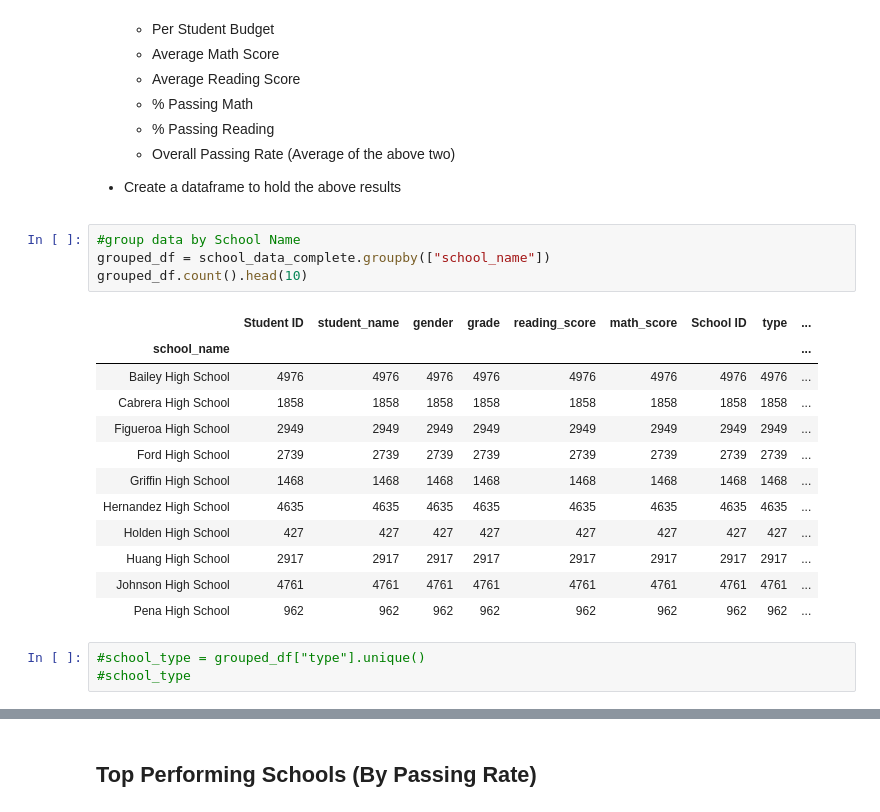
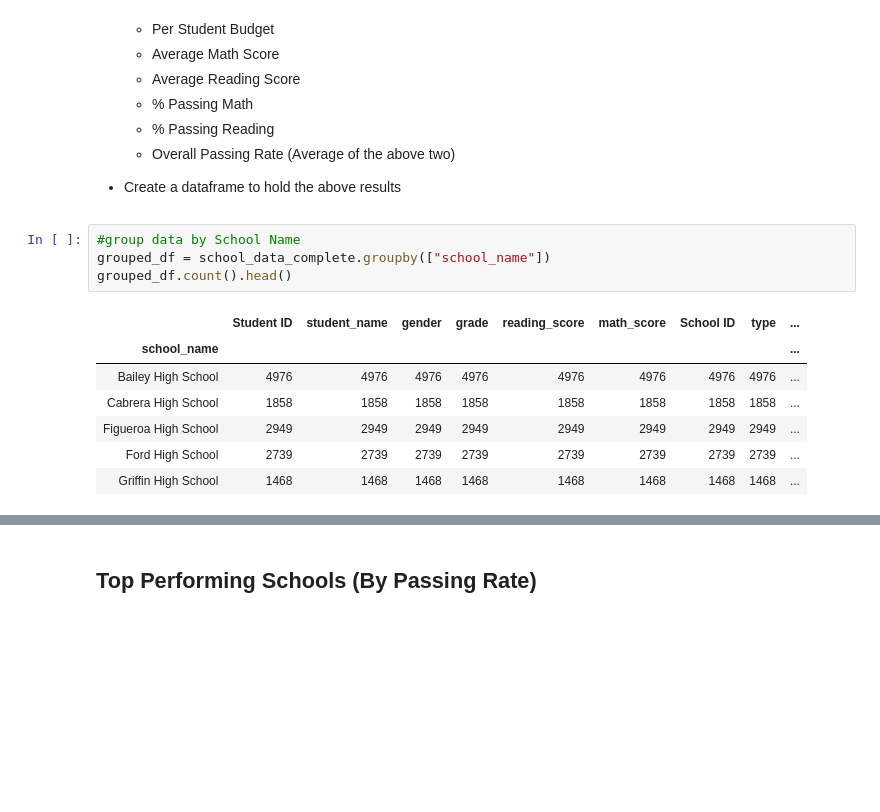
Before and after one commit to chrisbock76/Pandas_Challenge, a Jupyter notebook: PyCitySchools/PyCitySchools.ipynb, the cells around one changed output, grey strips where cells are left out. Drawn from its saved outputs; the diff is of its cells as text; blank space fills up the shorter version.

```diff
--- a/PyCitySchools/PyCitySchools.ipynb
+++ b/PyCitySchools/PyCitySchools.ipynb
@@ -141,21 +137,13 @@ district_df
 # %%
 #group data by School Name
 grouped_df = school_data_complete.groupby(["school_name"])
-grouped_df.count().head(10)
+grouped_df.count().head()
 # %% [output]
 |  | Student ID | student_name | gender | grade | reading_score | math_score | School ID | type | ... |
 | school_name |  |  |  |  |  |  |  |  | ... |
 | Bailey High School | 4976 | 4976 | 4976 | 4976 | 4976 | 4976 | 4976 | 4976 | ... |
 | Cabrera High School | 1858 | 1858 | 1858 | 1858 | 1858 | 1858 | 1858 | 1858 | ... |
 | Figueroa High School | 2949 | 2949 | 2949 | 2949 | 2949 | 2949 | 2949 | 2949 | ... |
 | Ford High School | 2739 | 2739 | 2739 | 2739 | 2739 | 2739 | 2739 | 2739 | ... |
 | Griffin High School | 1468 | 1468 | 1468 | 1468 | 1468 | 1468 | 1468 | 1468 | ... |
-| Hernandez High School | 4635 | 4635 | 4635 | 4635 | 4635 | 4635 | 4635 | 4635 | ... |
-| Holden High School | 427 | 427 | 427 | 427 | 427 | 427 | 427 | 427 | ... |
-| Huang High School | 2917 | 2917 | 2917 | 2917 | 2917 | 2917 | 2917 | 2917 | ... |
-| Johnson High School | 4761 | 4761 | 4761 | 4761 | 4761 | 4761 | 4761 | 4761 | ... |
-| Pena High School | 962 | 962 | 962 | 962 | 962 | 962 | 962 | 962 | ... |
-# %%
-#school_type = grouped_df["type"].unique()
-#school_type
 # %%
```
Also changed, not shown: parts of 14 cells of this notebook.
